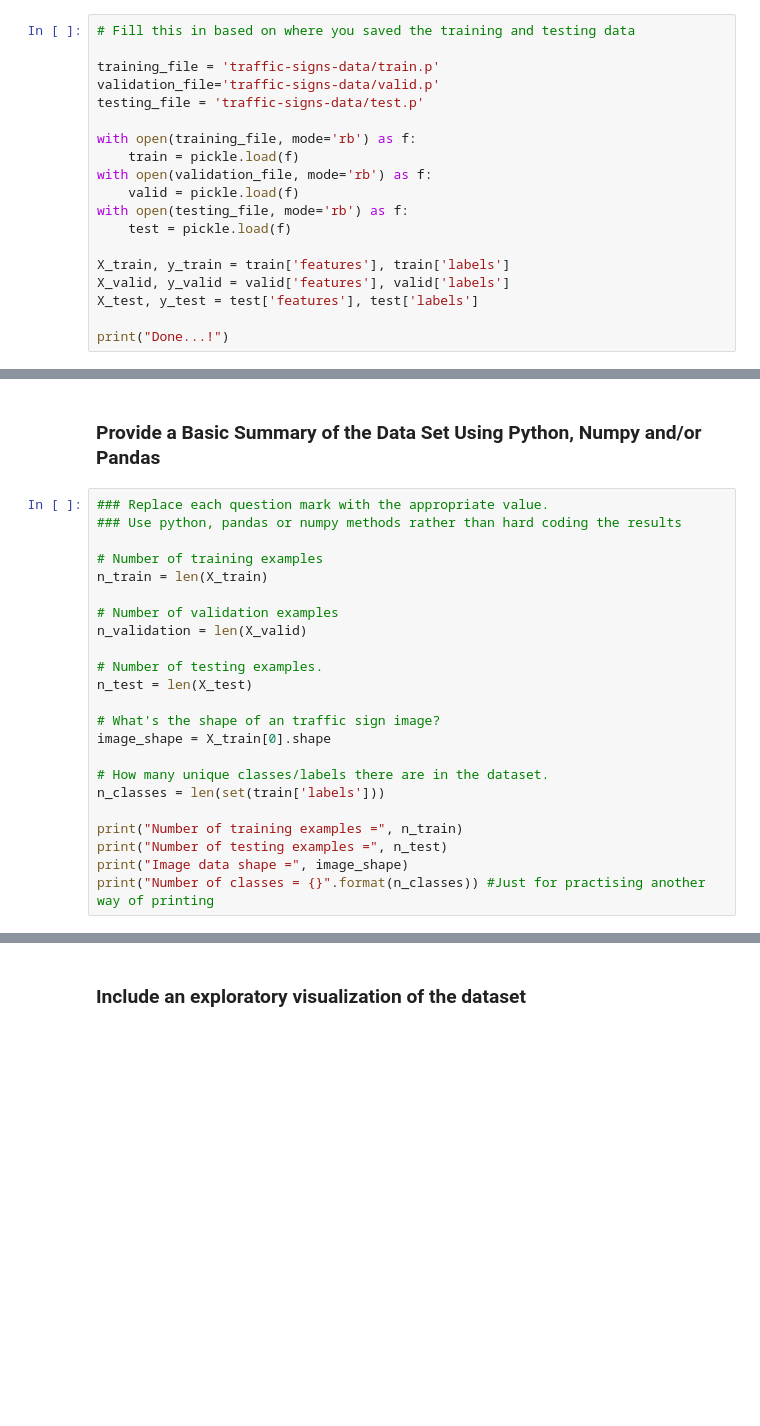
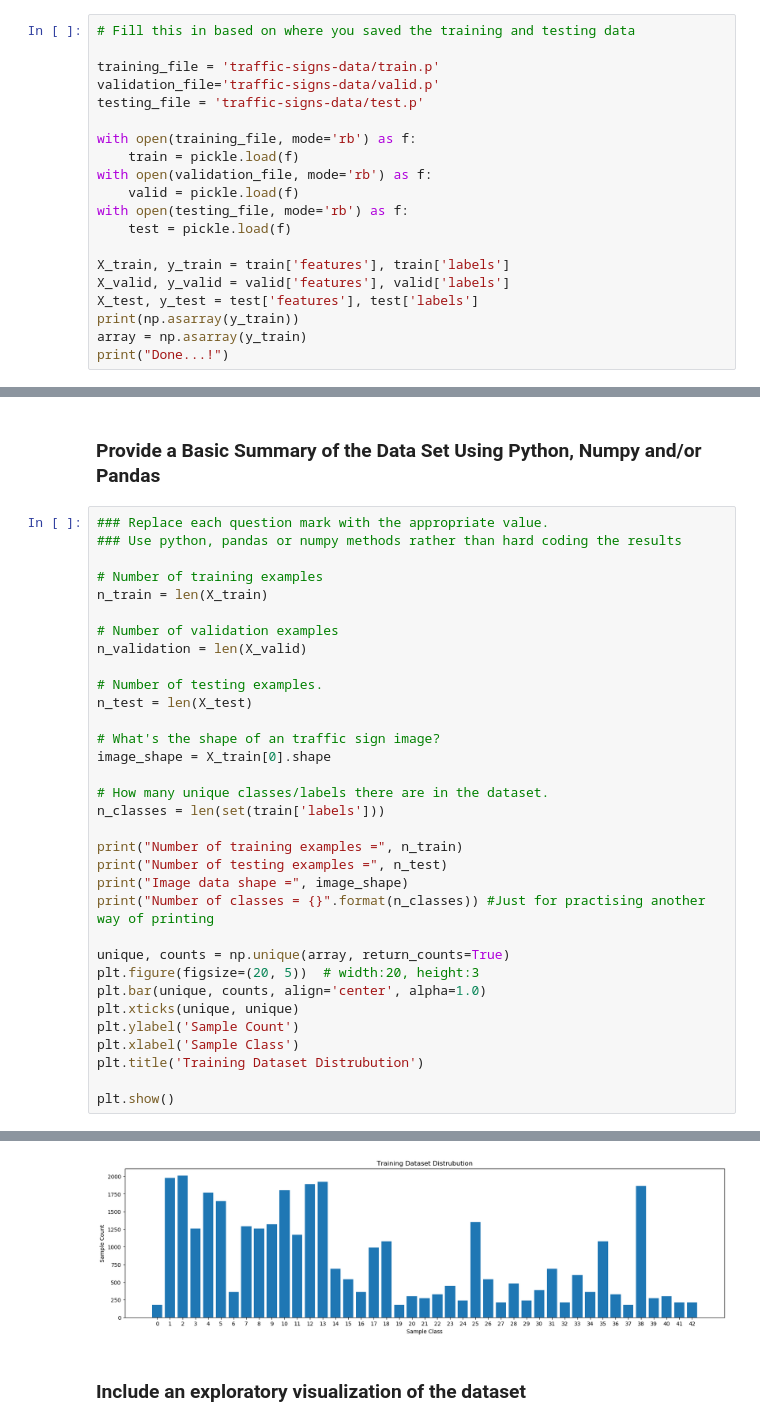
Before and after one commit to arunchavan89/CarND-Traffic-Sign-Classifier-Project, a Jupyter notebook: Traffic_Sign_Classifier.ipynb, the cells around one changed output, grey strips where cells are left out. Drawn from its saved outputs; the diff is of its cells as text; blank space fills up the shorter version.

Commit message:
Adding a bar graph to demonstrate training dataset distribution.

```diff
--- a/Traffic_Sign_Classifier.ipynb
+++ b/Traffic_Sign_Classifier.ipynb
@@ -46,6 +46,7 @@ with open(testing_file, mode='rb') as f:
 X_train, y_train = train['features'], train['labels']
 X_valid, y_valid = valid['features'], valid['labels']
 X_test, y_test = test['features'], test['labels']
-
+print(np.asarray(y_train))
+array = np.asarray(y_train)
 print("Done...!")
 # %% [output]
@@ -68,31 +70,42 @@ Complete the basic data summary below. Use python, numpy and/or pandas methods t
 # %%
 ### Replace each question mark with the appropriate value.
 ### Use python, pandas or numpy methods rather than hard coding the results
 
 # Number of training examples
 n_train = len(X_train)
 
 # Number of validation examples
 n_validation = len(X_valid)
 
 # Number of testing examples.
 n_test = len(X_test)
 
 # What's the shape of an traffic sign image?
 image_shape = X_train[0].shape
 
 # How many unique classes/labels there are in the dataset.
 n_classes = len(set(train['labels']))
 
 print("Number of training examples =", n_train)
 print("Number of testing examples =", n_test)
 print("Image data shape =", image_shape)
 print("Number of classes = {}".format(n_classes)) #Just for practising another way of printing
+
+unique, counts = np.unique(array, return_counts=True)
+plt.figure(figsize=(20, 5))  # width:20, height:3
+plt.bar(unique, counts, align='center', alpha=1.0)
+plt.xticks(unique, unique)
+plt.ylabel('Sample Count')
+plt.xlabel('Sample Class')
+plt.title('Training Dataset Distrubution')
+
+plt.show()
 # %% [output]
 Number of training examples = 34799
 Number of testing examples = 12630
 Image data shape = (32, 32, 3)
 Number of classes = 43
+[figure, added]
 # %% [markdown]
 ### Include an exploratory visualization of the dataset
 # %% [markdown]
```
Also changed, not shown: parts of 2 cells of this notebook.
